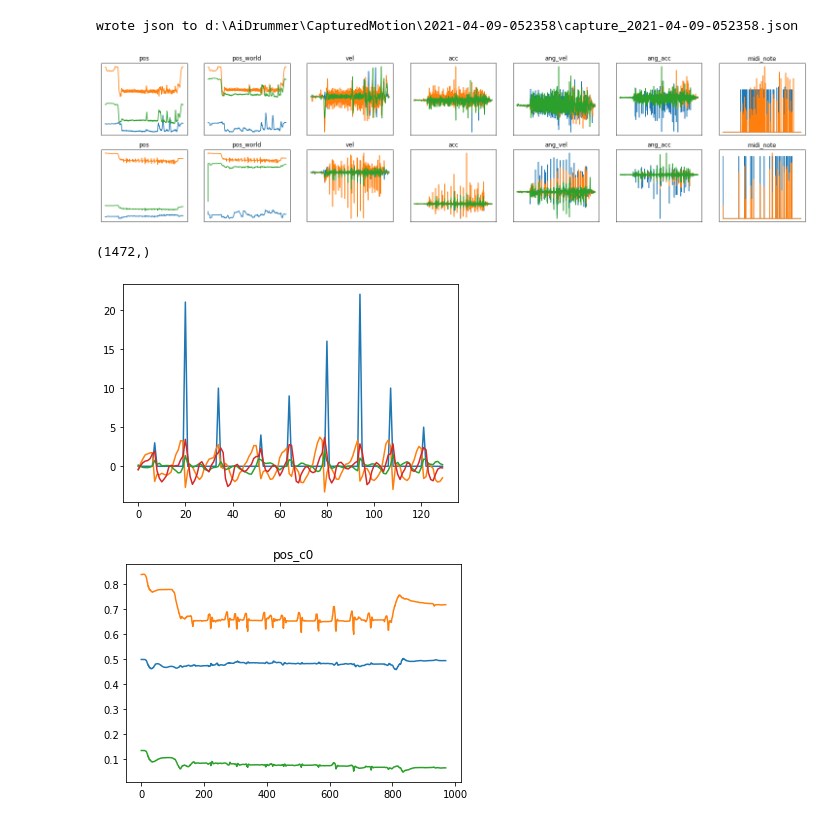
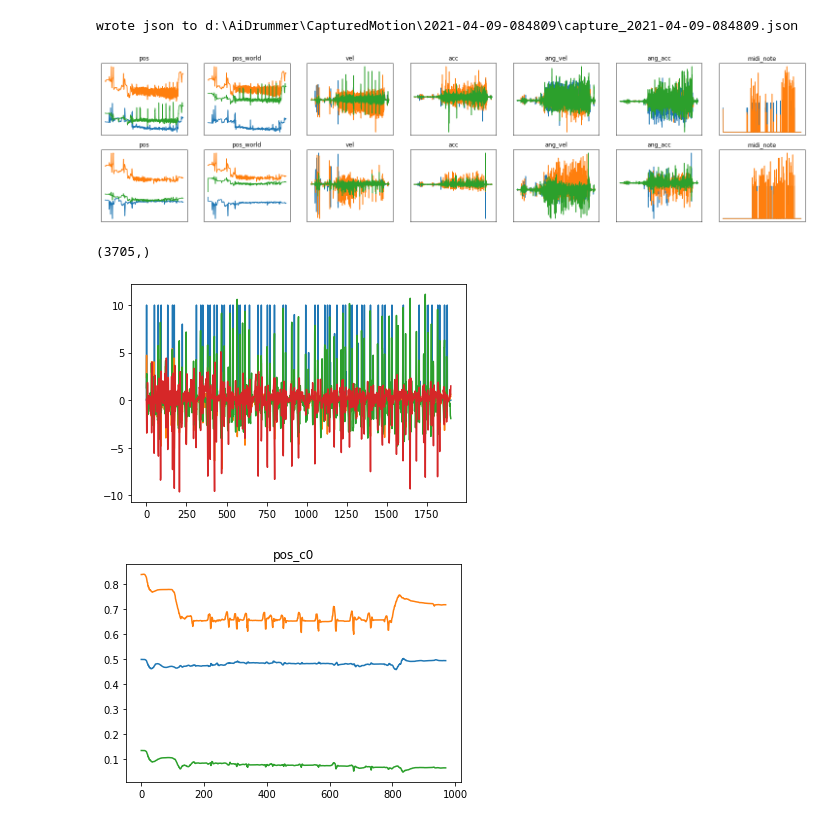
Before and after one commit to carlmoore256/VR-ML-Drumkit, a Jupyter notebook: Utils/visualize_capture.ipynb, the cells around one changed output. Saved outputs shown, nothing was run; the diff lists cells and outputs as text; code cells hidden in the pictures.

```diff
--- a/Utils/visualize_capture.ipynb
+++ b/Utils/visualize_capture.ipynb
@@ -11,10 +10,10 @@ data, keys = data_utils.load_capture_data()
 # %%
 # convert the most recent capture to JSON
-data_utils.convert_capture_json()
+path = data_utils.convert_capture_json()
 # %% [output]
-wrote json to d:\AiDrummer\CapturedMotion\2021-04-09-052358\capture_2021-04-09-052358.json
+wrote json to d:\AiDrummer\CapturedMotion\2021-04-09-084809\capture_2021-04-09-084809.json
-# %%
-data = data_utils.load_json("../CapturedMotion/2021-04-09-052358/capture_2021-04-09-052358.json")
+# %%
+data = data_utils.load_json(path)
 # %%
 
 fig = plt.gcf()
@@ -32,26 +31,28 @@ for i, a in enumerate(data.keys()):
         index += 1
 plt.show()
 # %% [output]
-[figure, old version]
+[figure, new version]
 # %%
 
-rng = [500, 630]
-controller = "c1"
+rng = [1400, 3300]
+controller = "c0"
 midi_notes = np.asarray(data[controller]["midi_note"])
 midi_notes = midi_notes[:, 1]
 print(midi_notes.shape)
 unique = np.unique(midi_notes)
 midi_simple = []
 for m in midi_notes:
     midi_simple.append(np.where(unique == m)[0])
 midi_simple = np.asarray(midi_simple)
 
+midi_simple = np.clip(midi_simple, 0, 10)
+
 plt.plot(midi_simple[rng[0]:rng[1]])
 plt.plot(data[controller]["ang_vel"][rng[0]:rng[1]])
 plt.show()
 # %% [output]
-(1472,)
+(3705,)
-[figure, old version]
+[figure, new version]
 # %%
 for d, k in zip(data, keys):
     plt.title(k)
```
Also changed, not shown: parts of 2 cells of this notebook, 9 other files.
